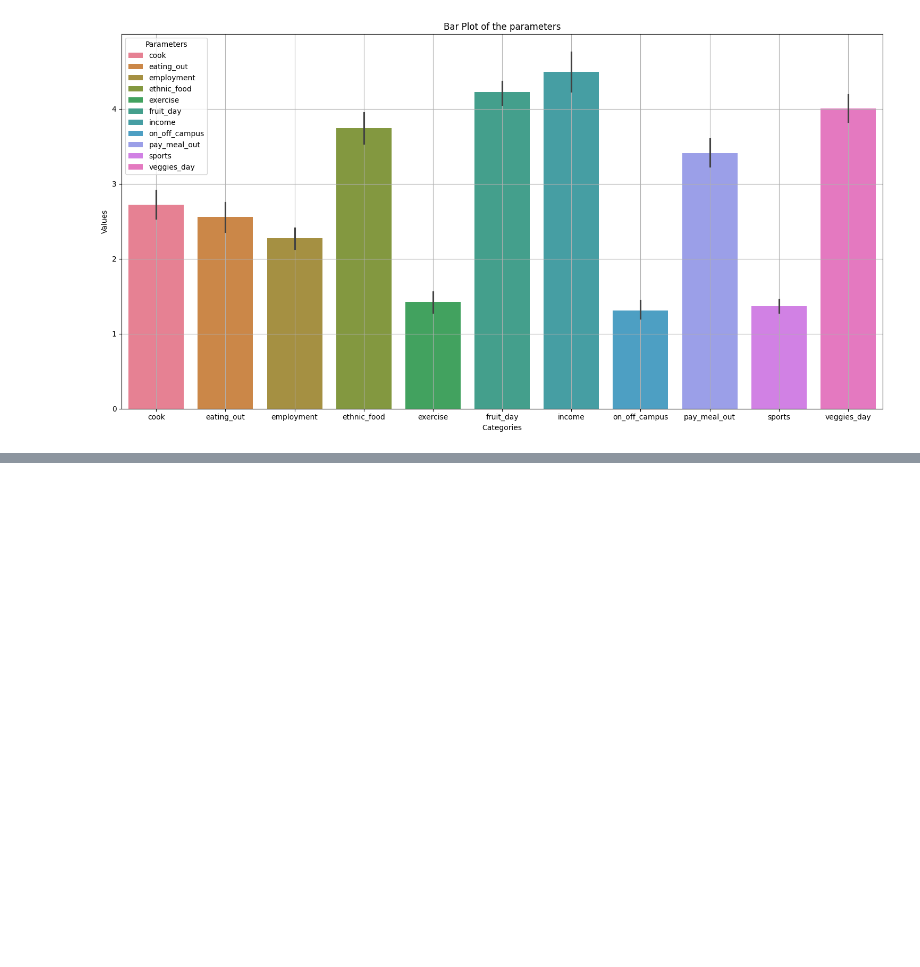
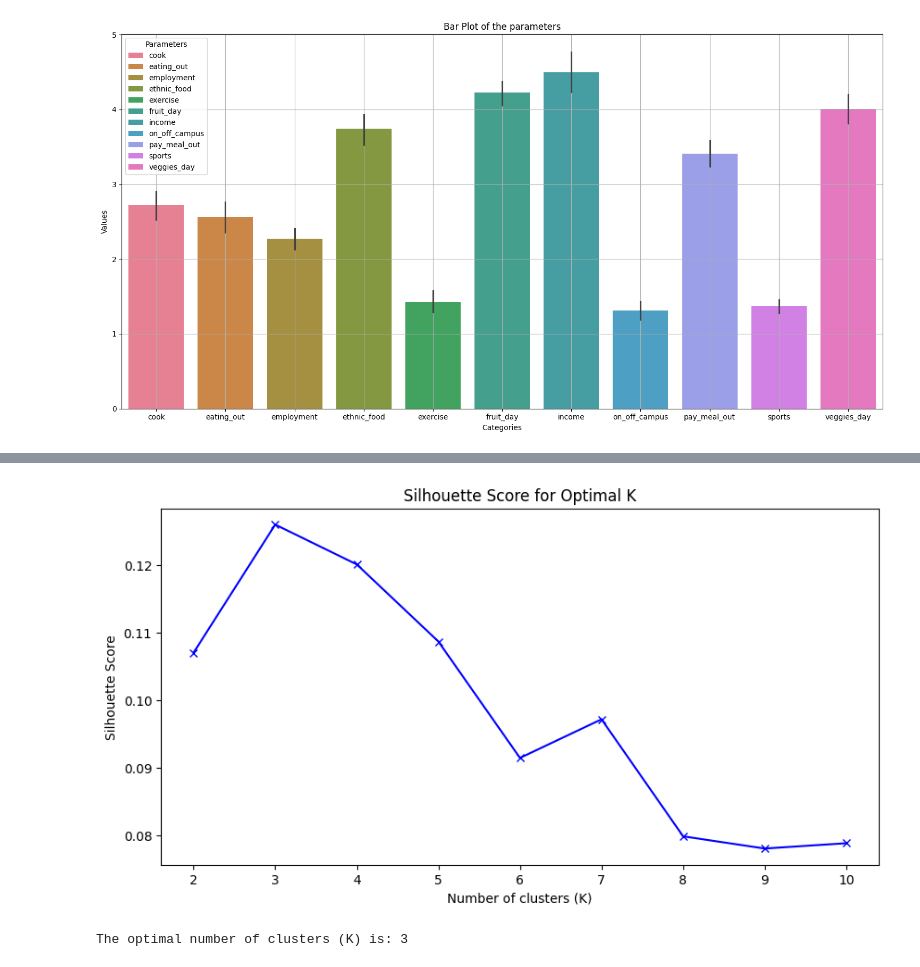
Before and after one commit to Mradul-77/GeoDiscovery, a Jupyter notebook: GeoDiscovery.ipynb, the cells around one changed output, grey strips where cells are left out. Saved outputs shown, nothing was run; the diff lists cells and outputs as text; code cells hidden in the pictures; blank space fills up the shorter version.

```diff
--- a/GeoDiscovery.ipynb
+++ b/GeoDiscovery.ipynb
@@ -154,0 +187,23 @@ plt.show()
+# %%
+silhouette_scores = []
+
+for k in range(2, 11):
+    kmeans = KMeans(n_clusters=k, random_state=42)
+    kmeans.fit(scaled_data)
+    score = silhouette_score(scaled_data, kmeans.labels_)
+    silhouette_scores.append(score)
+
+# Plotting the Silhouette Scores
+plt.figure(figsize=(10, 5))
+plt.plot(range(2, 11), silhouette_scores, 'bx-')
+plt.xlabel('Number of clusters (K)')
+plt.ylabel('Silhouette Score')
+plt.title('Silhouette Score for Optimal K')
+plt.show()
+# %% [output]
+[figure, added]
+# %%
+best_k = range(2, 11)[silhouette_scores.index(max(silhouette_scores))]
+print(f"The optimal number of clusters (K) is: {best_k}")
+# %% [output]
+The optimal number of clusters (K) is: 3
```
Also changed, not shown: parts of 12 cells of this notebook, 1 other file.
